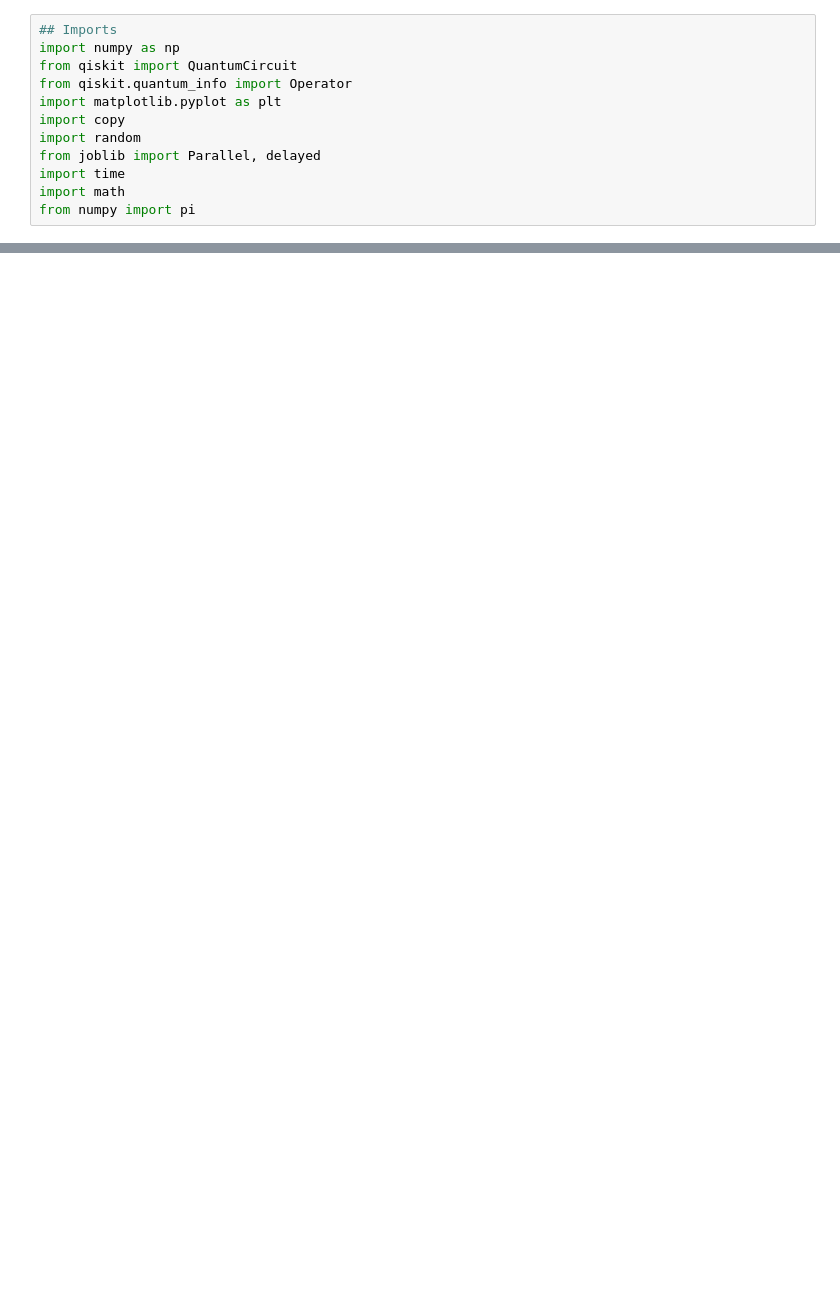
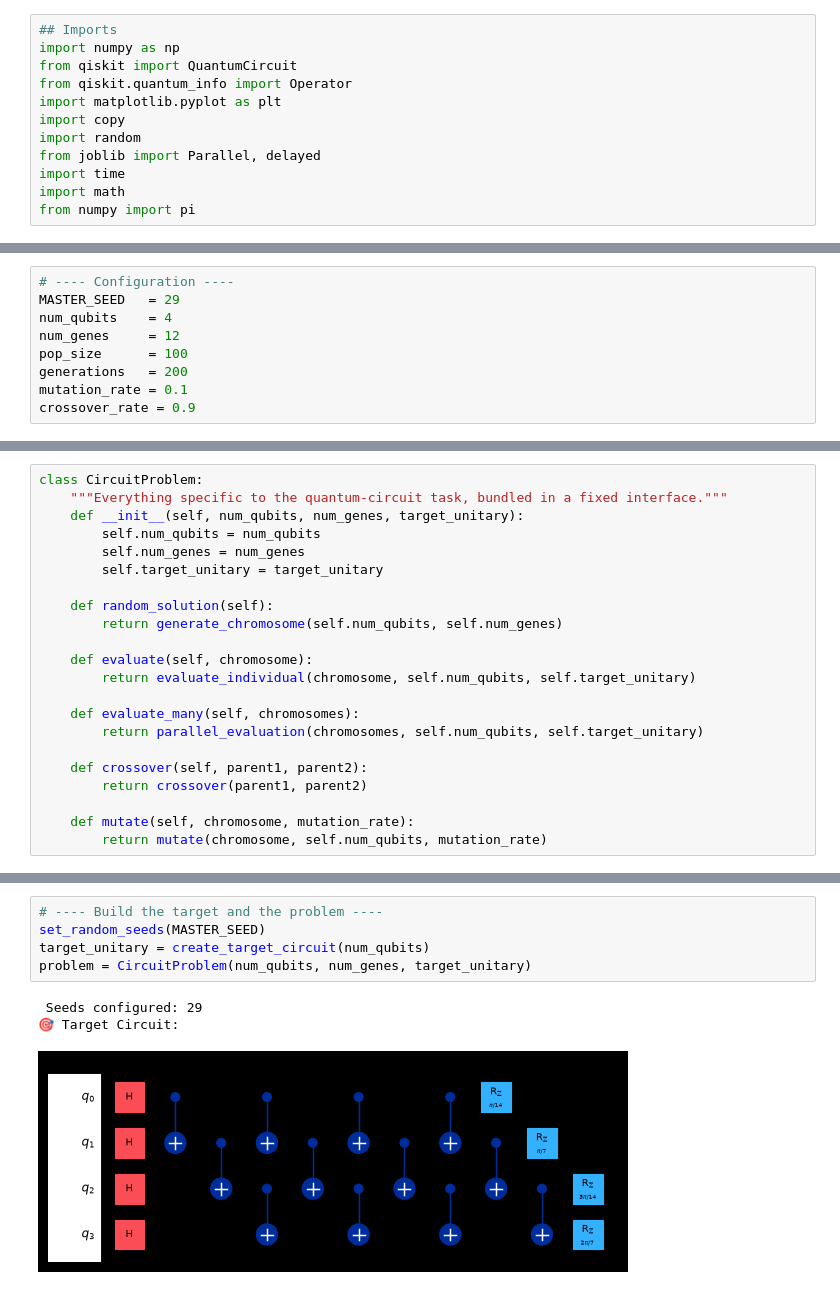
Before and after one commit to Y0rk13/NSGAII-QC-Fork, a Jupyter notebook: NSGA-II/ENG_multi_objectifs_VF.ipynb, the cells around one changed output, grey strips where cells are left out. Saved outputs shown, nothing was run; the diff lists cells and outputs as text; blank space fills up the shorter version.

```diff
--- a/NSGA-II/ENG_multi_objectifs_VF.ipynb
+++ b/NSGA-II/ENG_multi_objectifs_VF.ipynb
@@ -536,0 +24,9 @@ if __name__ == "__main__":
+# %%
+# ---- Configuration ----
+MASTER_SEED   = 29
+num_qubits    = 4
+num_genes     = 12
+pop_size      = 100
+generations   = 200
+mutation_rate = 0.1
+crossover_rate = 0.9
@@ -536,0 +224,22 @@ if __name__ == "__main__":
+# %%
+class CircuitProblem:
+    """Everything specific to the quantum-circuit task, bundled in a fixed interface."""
+    def __init__(self, num_qubits, num_genes, target_unitary):
+        self.num_qubits = num_qubits
+        self.num_genes = num_genes
+        self.target_unitary = target_unitary
+
+    def random_solution(self):
+        return generate_chromosome(self.num_qubits, self.num_genes)
+
+    def evaluate(self, chromosome):
+        return evaluate_individual(chromosome, self.num_qubits, self.target_unitary)
+
+    def evaluate_many(self, chromosomes):
+        return parallel_evaluation(chromosomes, self.num_qubits, self.target_unitary)
+
+    def crossover(self, parent1, parent2):
+        return crossover(parent1, parent2)
+
+    def mutate(self, chromosome, mutation_rate):
+        return mutate(chromosome, self.num_qubits, mutation_rate)
@@ -536,0 +492,9 @@ if __name__ == "__main__":
+# %%
+# ---- Build the target and the problem ----
+set_random_seeds(MASTER_SEED)
+target_unitary = create_target_circuit(num_qubits)
+problem = CircuitProblem(num_qubits, num_genes, target_unitary)
+# %% [output]
+ Seeds configured: 29
+🎯 Target Circuit:
+[figure, added]
```
Also changed, not shown: parts of 15 cells of this notebook.
